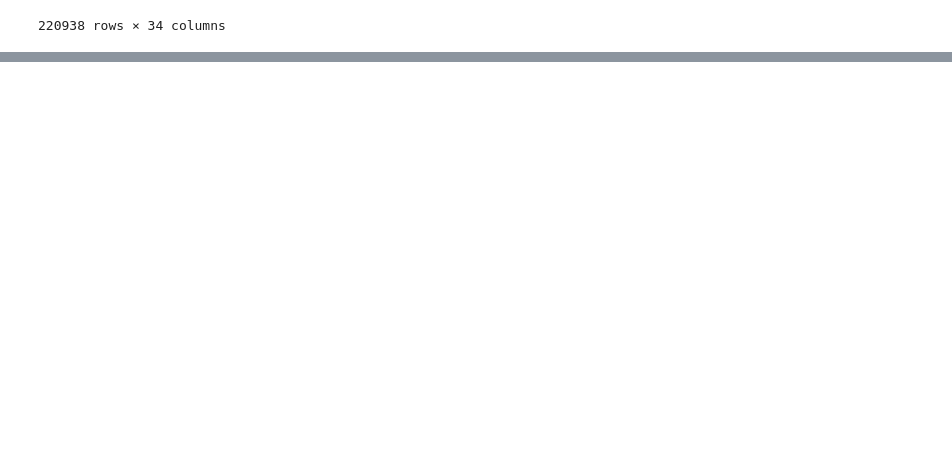
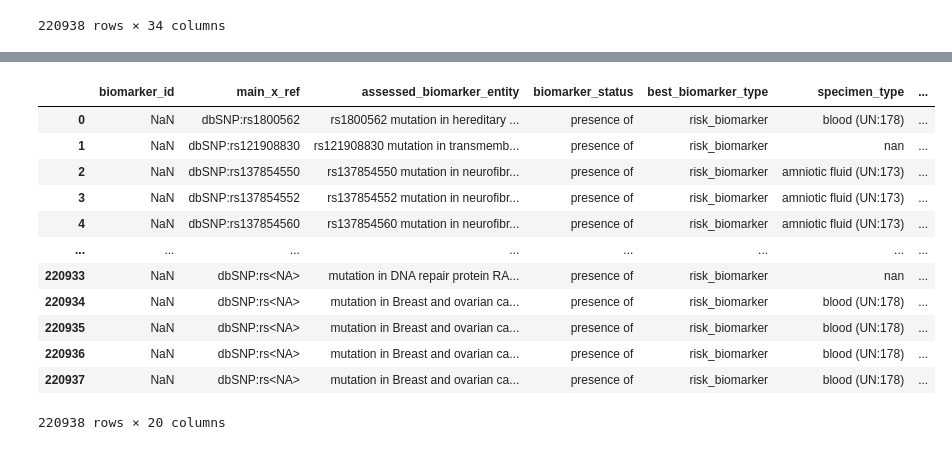
Before and after one commit to clinical-biomarkers/biomarker-partnership, a Jupyter notebook: src/clinvar.ipynb, the cells around one changed output, grey strips where cells are left out. Cells and saved outputs as stored; diff of their text form; code cells hidden in the pictures; blank space fills up the shorter version.

Commit message:
finsihed clinvar

```diff
--- a/src/clinvar.ipynb
+++ b/src/clinvar.ipynb
@@ -180,0 +147,76 @@ variant_df.head()
+# %%
+# uniprot column
+gene_to_uniprot_dict = dict(zip(helper.uniprot_df['Gene Names'].str.lower().str.strip(), helper.uniprot_df['Entry']))
+gene_to_uniprot_series = helper.biomarker_df['gene'].str.lower().str.strip().map(gene_to_uniprot_dict).fillna('Null')
+helper.populate_col(source = gene_to_uniprot_series, target_col = 'uniprot')
+
+# name column
+name_to_uniprot_dict = dict(zip(helper.uniprot_df['Gene Names'].str.lower().str.strip(), helper.uniprot_df['Protein names']))
+name_to_uniprot_series = helper.biomarker_df['gene'].str.lower().str.strip().map(name_to_uniprot_dict)
+helper.populate_col(source = name_to_uniprot_series, target_col = 'name')
+
+# loinc column
+loinc_dict = helper.loinc_df.set_index('first_word')['LOINC_NUM'].to_dict()
+loinc_series = helper.biomarker_df['gene'].map(loinc_dict)
+helper.populate_col(source = loinc_series, target_col = 'loinc_code')
+
+# system column
+system_dict = helper.loinc_df.set_index('LOINC_NUM')['SYSTEM'].to_dict()
+system_series = helper.biomarker_df['loinc_code'].map(system_dict)
+helper.populate_col(source = system_series, target_col = 'system')
+
+# specimen type column
+uberon_dict = helper.uberon_map.set_index('system').apply(lambda row: f"{row['name']} (UN:{row['uberon_value']})", axis = 1).to_dict()
+uberon_series = helper.biomarker_df['system'].map(uberon_dict)
+helper.populate_col(source = uberon_series, target_col = 'specimen_type')
+
+# doid column
+doid_dict = helper.doid_map.set_index('Disease Name')['DOID'].to_dict()
+doid_series = helper.biomarker_df['disease'].str.lower().map(doid_dict)
+# doid synonyms
+doid_synonym_dict = helper.doid_map.set_index('synonym')['DOID'].to_dict()
+doid_synonym_series = helper.biomarker_df['disease'].str.lower().map(doid_synonym_dict)
+combined_doid_series = doid_series.combine_first(doid_synonym_series)
+helper.populate_col(source = combined_doid_series, target_col = 'doid')
+
+# condition column
+condition_name_series = helper.biomarker_df['disease'].str.lower() + 'DOID:' + helper.biomarker_df['doid'].astype(str) + ')'
+condition_name_series = np.where(helper.biomarker_df['doid'].notna(), condition_name_series, helper.biomarker_df['disease'].str.lower())
+helper.populate_col(source = condition_name_series, target_col = 'condition_name')
+
+# evidence source column
+evidence_series = pd.Series('ClinVar', index = helper.biomarker_df.index)
+evidence_mask = helper.biomarker_df['variation'].notna()
+evidence_series[evidence_mask] = 'ClinVar|https://www.ncbi.nlm.nih.gov/clinvar/variation/' + helper.biomarker_df['variation'][evidence_mask].astype(str) + '/?new_evidence=true'
+helper.populate_col(source = evidence_series, target_col = 'evidence_source')
+
+# assessed biomarker entity column
+bio_entity_series = 'mutation in ' + helper.biomarker_df['name'] + '(' + helper.biomarker_df['gene'] + ')'
+entity_mask = helper.biomarker_df['rs_id'].notna()
+bio_entity_series[entity_mask] = 'rs' + helper.biomarker_df['rs_id'][entity_mask].astype(int).astype(str) + ' mutation in ' + helper.biomarker_df['name'][entity_mask].str.lower() + ' (' + helper.biomarker_df['gene'][entity_mask] + ')'
+helper.populate_col(source = bio_entity_series, target_col = 'assessed_biomarker_entity')
+
+# notes column
+note_series = helper.biomarker_df['notes'].copy()
+uniprot_mask = helper.biomarker_df['uniprot'].notna()
+note_series[uniprot_mask] = 'UPKB:' + helper.biomarker_df['uniprot'][uniprot_mask]
+mutation_mask = helper.biomarker_df['mutation'].notna()
+note_series[mutation_mask] = note_series[mutation_mask] + ' (' + helper.biomarker_df['mutation'][mutation_mask] + ')'
+note_series + '|GRCh38'
+helper.populate_col(source = note_series, target_col = 'notes')
+
+helper.biomarker_df
+# %% [output]
+|  | biomarker_id | main_x_ref | assessed_biomarker_entity | biomarker_status | best_biomarker_type | specimen_type | ... |
+| 0 | NaN | dbSNP:rs1800562 | rs1800562 mutation in hereditary ... | presence of | risk_biomarker | blood (UN:178) | ... |
+| 1 | NaN | dbSNP:rs121908830 | rs121908830 mutation in transmemb... | presence of | risk_biomarker | nan | ... |
+| 2 | NaN | dbSNP:rs137854550 | rs137854550 mutation in neurofibr... | presence of | risk_biomarker | amniotic fluid (UN:173) | ... |
+| 3 | NaN | dbSNP:rs137854552 | rs137854552 mutation in neurofibr... | presence of | risk_biomarker | amniotic fluid (UN:173) | ... |
+| 4 | NaN | dbSNP:rs137854560 | rs137854560 mutation in neurofibr... | presence of | risk_biomarker | amniotic fluid (UN:173) | ... |
+| ... | ... | ... | ... | ... | ... | ... | ... |
+| 220933 | NaN | dbSNP:rs<NA> | mutation in DNA repair protein RA... | presence of | risk_biomarker | nan | ... |
+| 220934 | NaN | dbSNP:rs<NA> | mutation in Breast and ovarian ca... | presence of | risk_biomarker | blood (UN:178) | ... |
+| 220935 | NaN | dbSNP:rs<NA> | mutation in Breast and ovarian ca... | presence of | risk_biomarker | blood (UN:178) | ... |
+| 220936 | NaN | dbSNP:rs<NA> | mutation in Breast and ovarian ca... | presence of | risk_biomarker | blood (UN:178) | ... |
+| 220937 | NaN | dbSNP:rs<NA> | mutation in Breast and ovarian ca... | presence of | risk_biomarker | blood (UN:178) | ... |
+220938 rows × 20 columns
```
Also changed, not shown: parts of 16 cells of this notebook.
